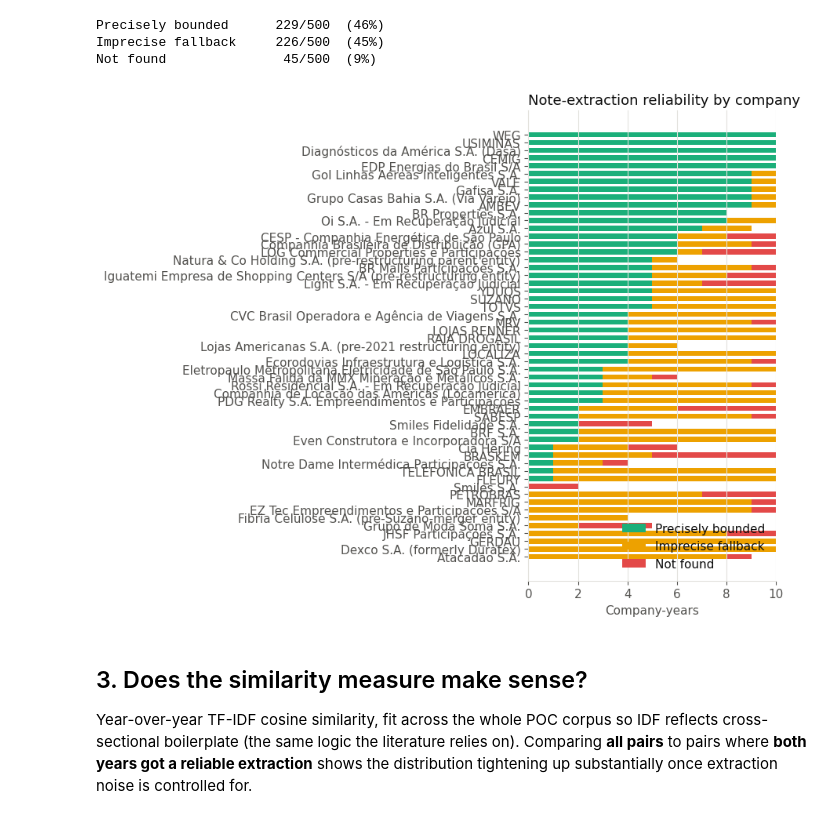
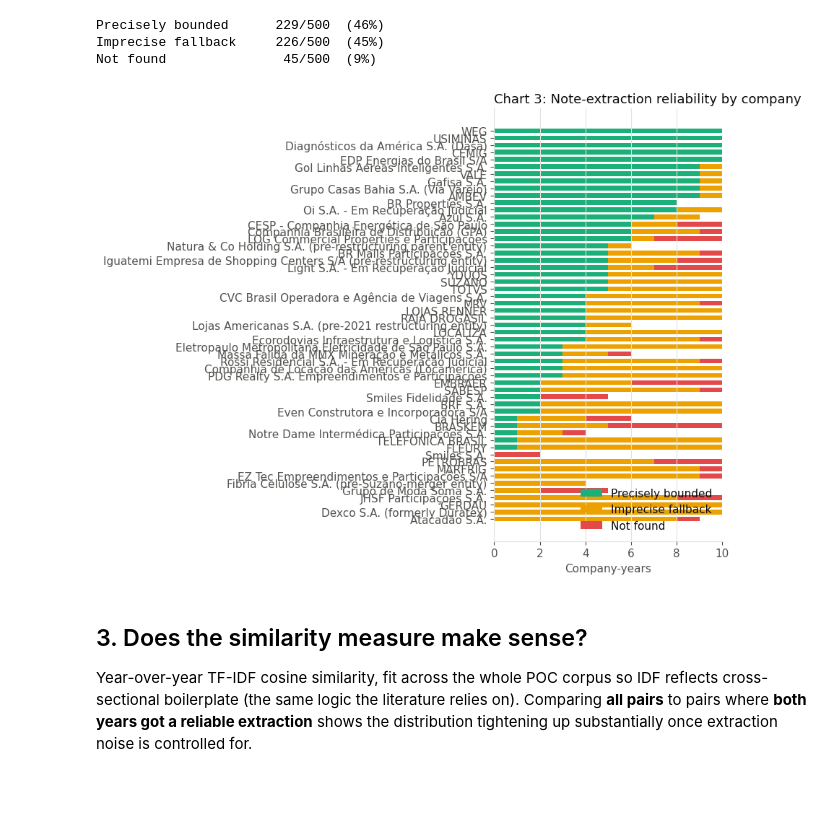
Before and after one commit to Lukijon/Thesis, a Jupyter notebook: notebooks/poc_overview.ipynb, the cells around one changed output. Cells and saved outputs as stored; diff of their text form; code cells hidden in the pictures; blank space fills up the shorter version.

```diff
--- a/notebooks/poc_overview.ipynb
+++ b/notebooks/poc_overview.ipynb
@@ -124,26 +124,26 @@ Not found               45/500  (9%)
 # %%
 # Per-company reliability, ordered by how often extraction succeeded cleanly --
 # status-style colors (green=reliable, amber=imprecise, red=missing), fixed order.
 pivot = (
     sections.groupby(["name", "diagnostic"]).size().unstack(fill_value=0)
     .reindex(columns=["font_heading", "regex_only", "not_found"], fill_value=0)
 )
 pivot = pivot.loc[pivot["font_heading"].sort_values().index]
 
 fig, ax = plt.subplots(figsize=(9, 7))
 left = pd.Series(0, index=pivot.index)
 for diag in ["font_heading", "regex_only", "not_found"]:
     ax.barh(pivot.index, pivot[diag], left=left, color=DIAG_COLORS[diag], label=DIAG_LABELS[diag], height=0.65)
     left = left + pivot[diag]
 
 ax.set_xlabel("Company-years")
-ax.set_title("Note-extraction reliability by company", loc="left", fontsize=13, color=TEXT_PRIMARY)
+ax.set_title("Chart 3: Note-extraction reliability by company", loc="left", fontsize=13, color=TEXT_PRIMARY)
 ax.legend(loc="lower right", frameon=False)
 ax.grid(axis="y", visible=False)
 fig.tight_layout()
 plt.show()
 # %% [output]
-[figure, old version]
+[figure, new version]
 # %% [markdown]
 ## 3. Does the similarity measure make sense?
 
```
Also changed, not shown: parts of 6 cells of this notebook, 5 other files.
